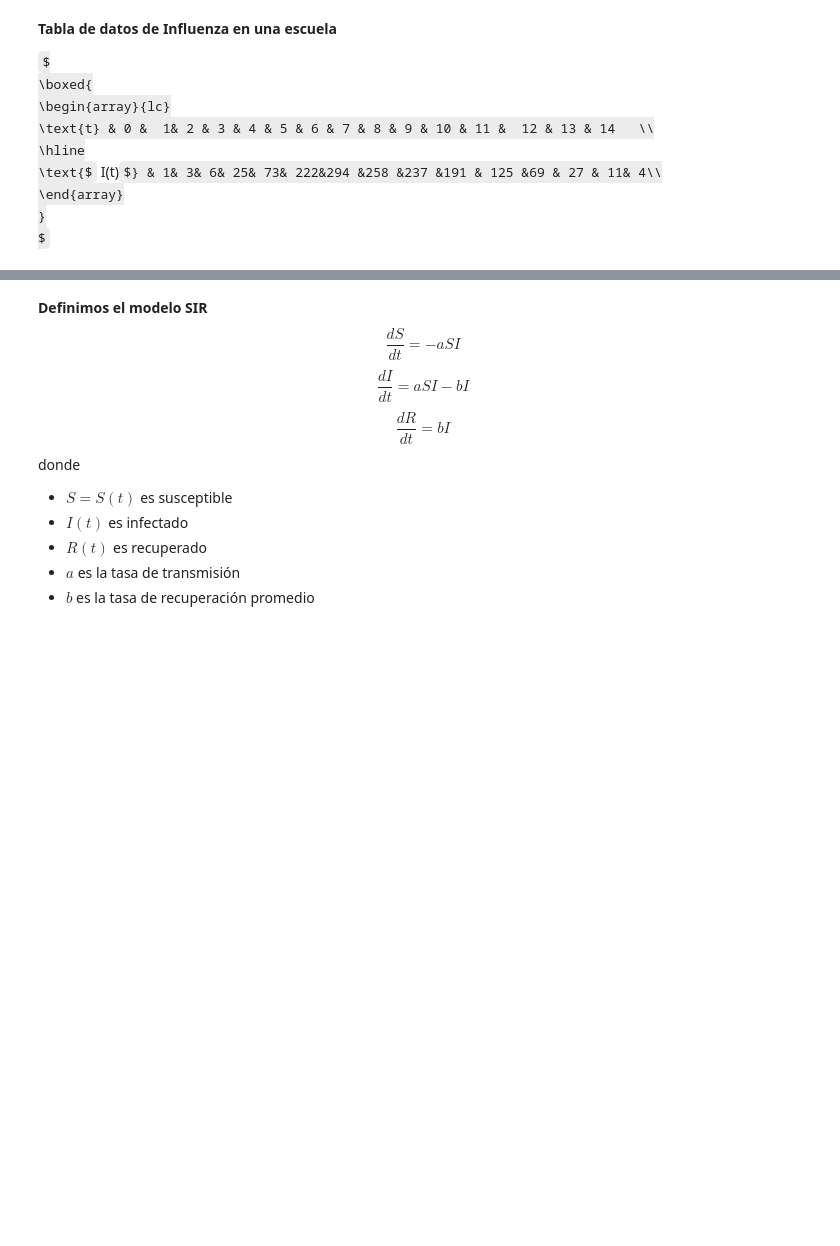
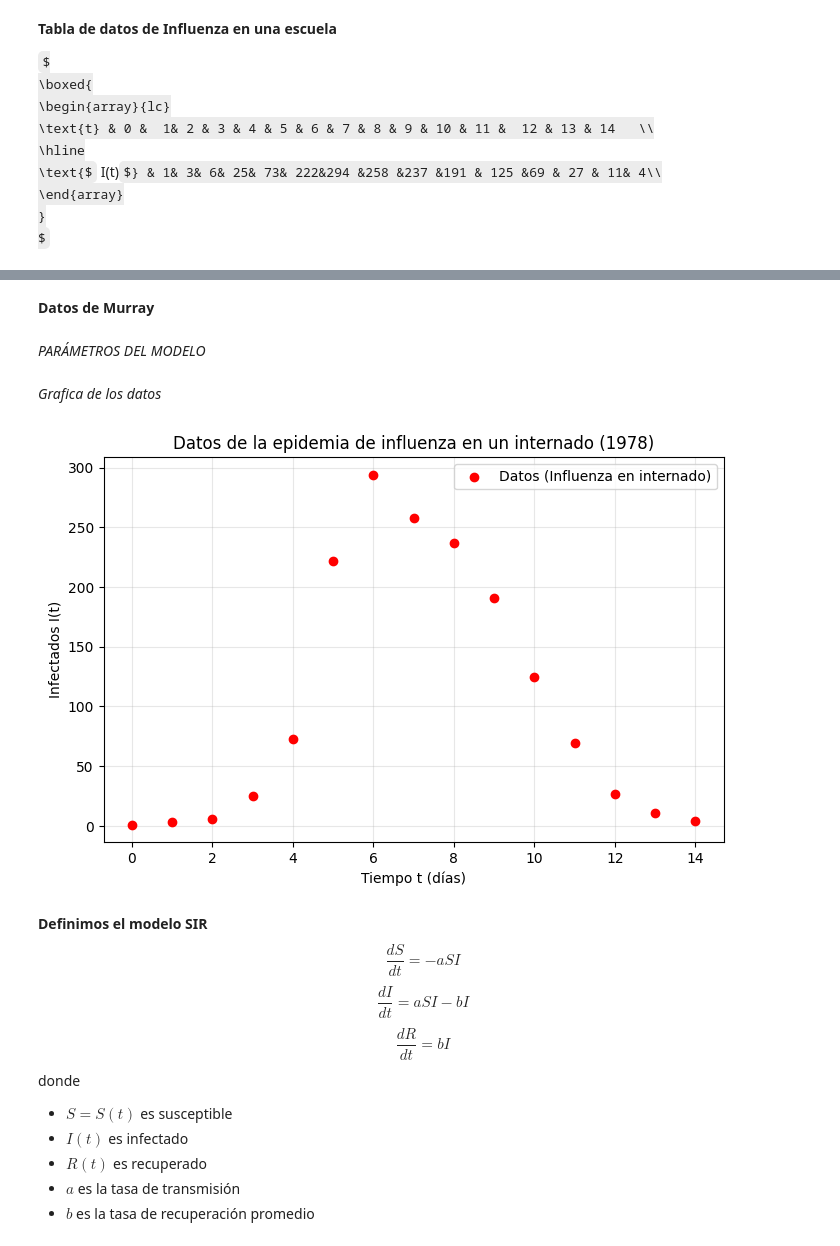
Before and after one commit to FOFM030711/SIMULACION-II, a Jupyter notebook: PROYECT_SIR.ipynb, the cells around one changed output, grey strips where cells are left out. Drawn from its saved outputs; the diff is of its cells as text; code cells hidden in the pictures; some formulas as TeX source; blank space fills up the shorter version.

```diff
--- a/PROYECT_SIR.ipynb
+++ b/PROYECT_SIR.ipynb
@@ -59 +61,3 @@ $
+# %% [markdown]
+**Datos de Murray**
 # %%
@@ -71,4 +73,6 @@ I_datos = np.array([
     1, 3, 6, 25, 73, 222, 294, 258,
     237, 191, 125, 69, 27, 11, 4
 ])
+# %% [markdown]
+*PARÁMETROS DEL MODELO*
 # %%
@@ -81,4 +81,18 @@ a = 0.00218
 
 # Parámetro de recuperación/remoción
 b = 0.4485
+# %% [markdown]
+*Grafica de los datos*
+# %%
+plt.figure(figsize=(8, 5))
+plt.scatter(t_datos, I_datos, color='red',
+            label='Datos (Influenza en internado)', zorder=5)
+plt.xlabel('Tiempo t (días)')
+plt.ylabel('Infectados I(t)')
+plt.title('Datos de la epidemia de influenza en un internado (1978)')
+plt.legend()
+plt.grid(True, alpha=0.3)
+plt.show()
+# %% [output]
+[figure, added]
 # %%
```
Also changed, not shown: parts of 19 cells of this notebook.
